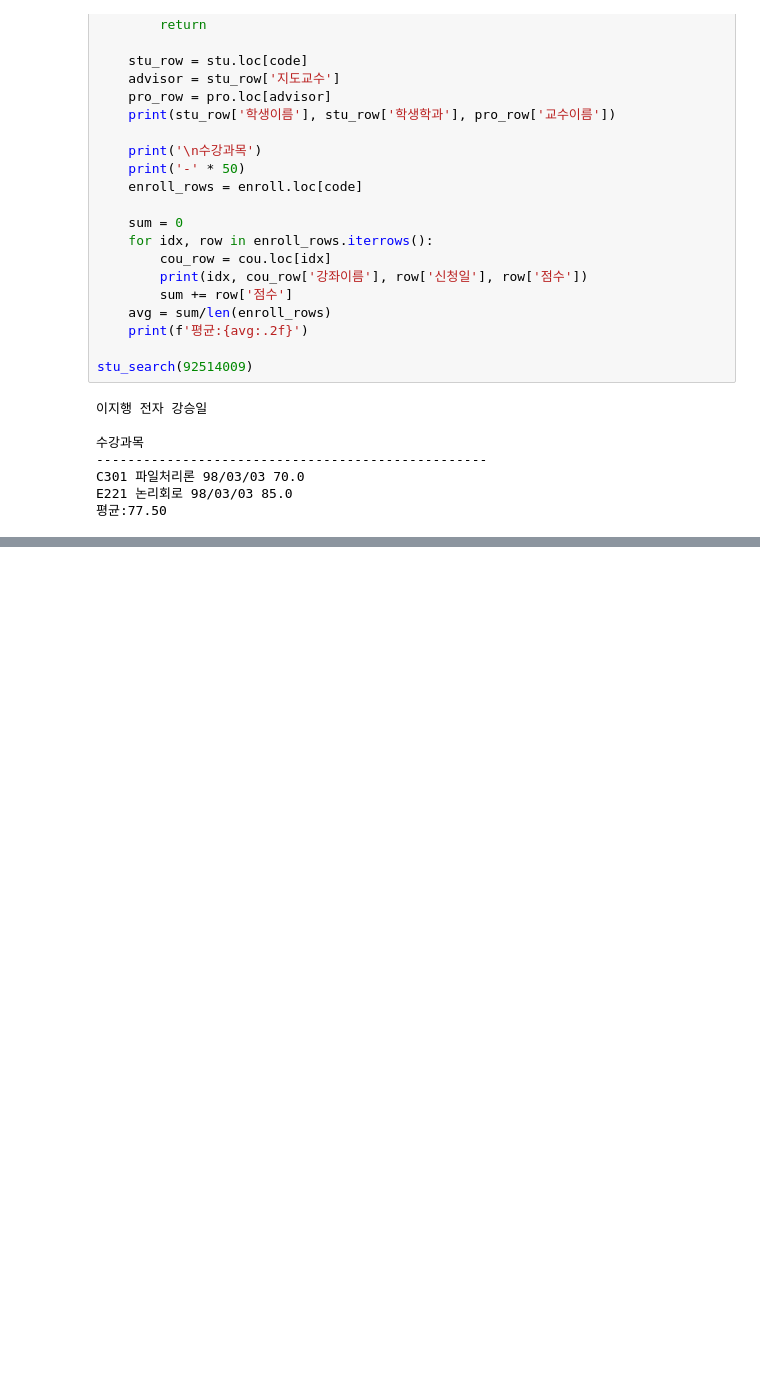
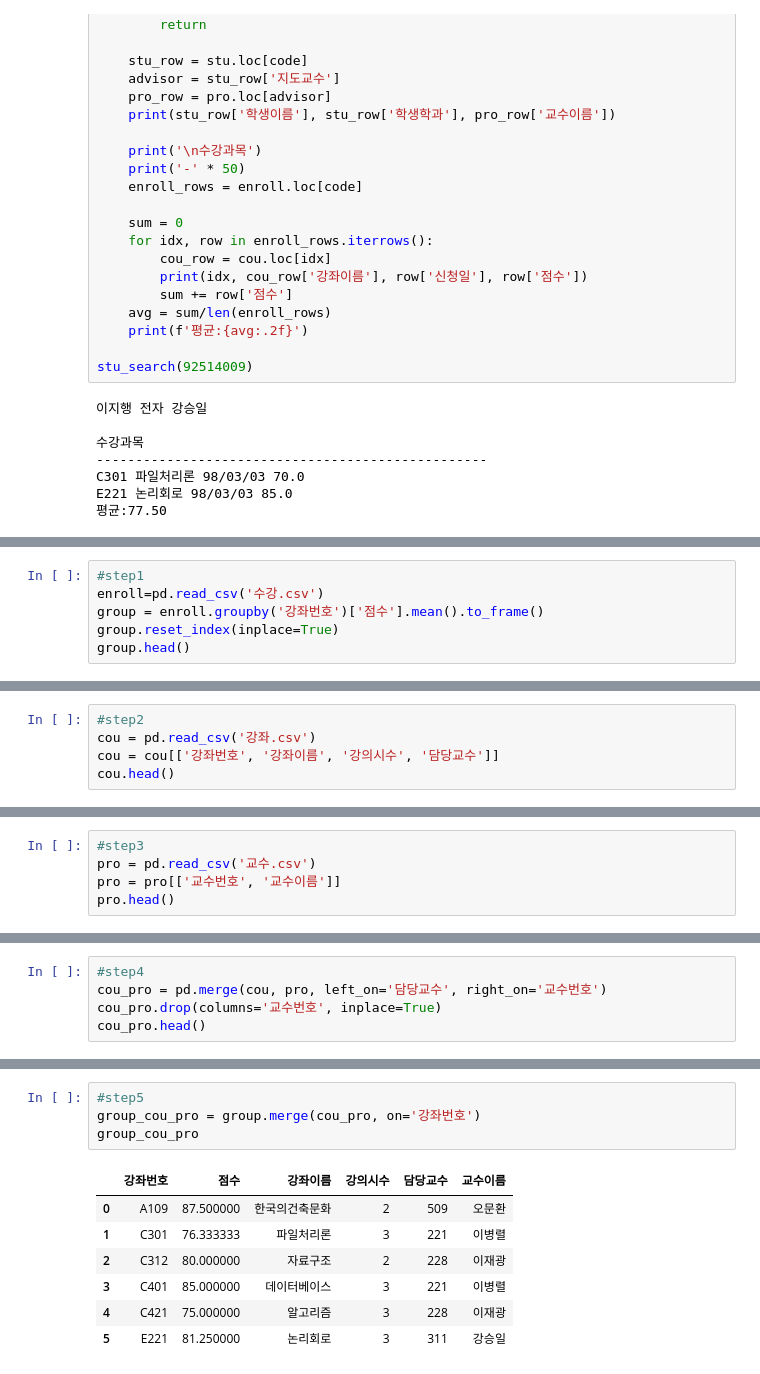
Before and after one commit to Jeongchani/AI_python, a Jupyter notebook: 03.데이터분석/학사관리/학사관리.ipynb, the cells around one changed output, grey strips where cells are left out. Cells and saved outputs as stored; diff of their text form; blank space fills up the shorter version.

```diff
--- a/03.데이터분석/학사관리/학사관리.ipynb
+++ b/03.데이터분석/학사관리/학사관리.ipynb
@@ -451,0 +618,6 @@ E221 논리회로 98/03/03 85.0
+# %%
+#step1
+enroll=pd.read_csv('수강.csv')
+group = enroll.groupby('강좌번호')['점수'].mean().to_frame()
+group.reset_index(inplace=True)
+group.head()
@@ -451,0 +631,5 @@ E221 논리회로 98/03/03 85.0
+# %%
+#step2
+cou = pd.read_csv('강좌.csv')
+cou = cou[['강좌번호', '강좌이름', '강의시수', '담당교수']]
+cou.head()
@@ -451,0 +643,5 @@ E221 논리회로 98/03/03 85.0
+# %%
+#step3
+pro = pd.read_csv('교수.csv')
+pro = pro[['교수번호', '교수이름']]
+pro.head()
@@ -451,0 +654,5 @@ E221 논리회로 98/03/03 85.0
+# %%
+#step4
+cou_pro = pd.merge(cou, pro, left_on='담당교수', right_on='교수번호')
+cou_pro.drop(columns='교수번호', inplace=True)
+cou_pro.head()
@@ -451,0 +666,12 @@ E221 논리회로 98/03/03 85.0
+# %%
+#step5
+group_cou_pro = group.merge(cou_pro, on='강좌번호')
+group_cou_pro
+# %% [output]
+|  | 강좌번호 | 점수 | 강좌이름 | 강의시수 | 담당교수 | 교수이름 |
+| 0 | A109 | 87.500000 | 한국의건축문화 | 2 | 509 | 오문환 |
+| 1 | C301 | 76.333333 | 파일처리론 | 3 | 221 | 이병렬 |
+| 2 | C312 | 80.000000 | 자료구조 | 2 | 228 | 이재광 |
+| 3 | C401 | 85.000000 | 데이터베이스 | 3 | 221 | 이병렬 |
+| 4 | C421 | 75.000000 | 알고리즘 | 3 | 228 | 이재광 |
+| 5 | E221 | 81.250000 | 논리회로 | 3 | 311 | 강승일 |
```
Also changed, not shown: parts of 23 cells of this notebook.
